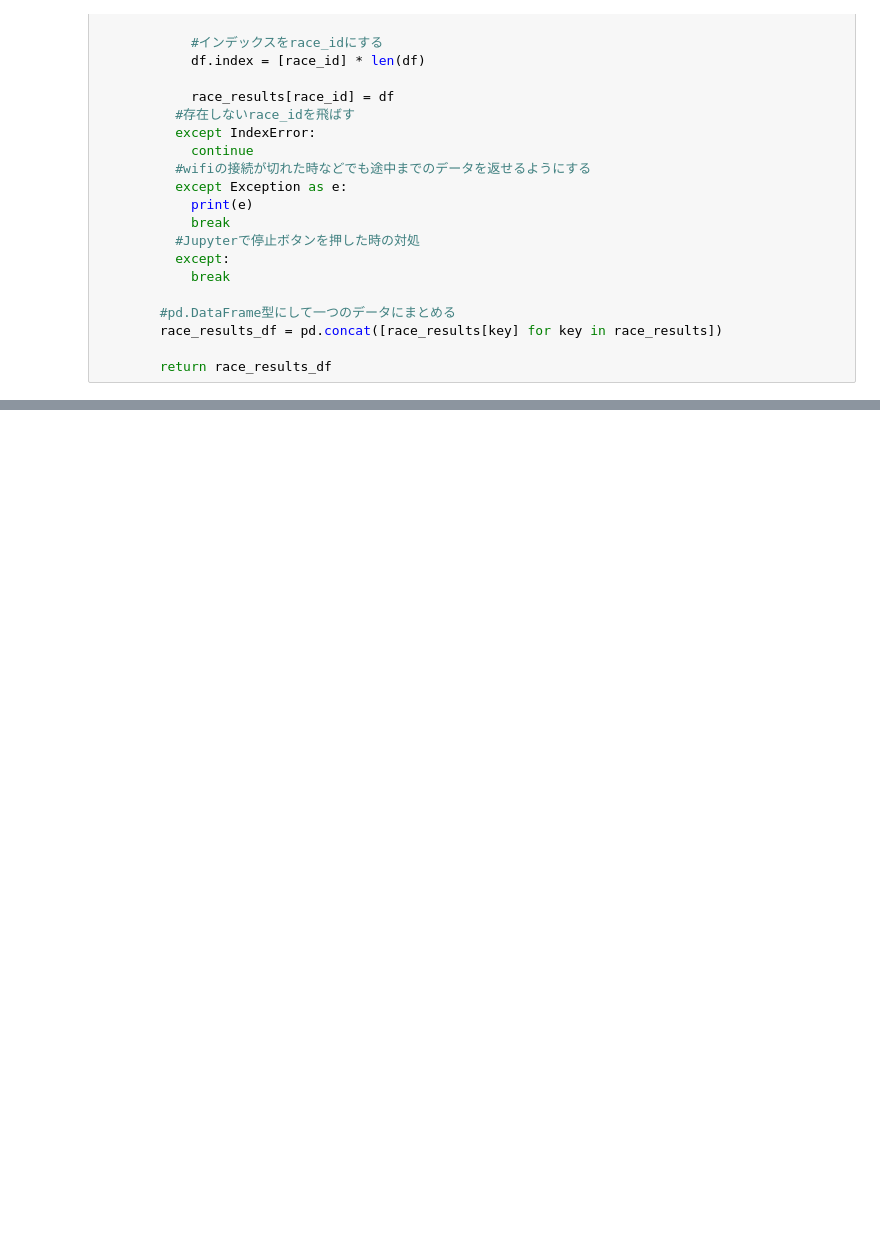
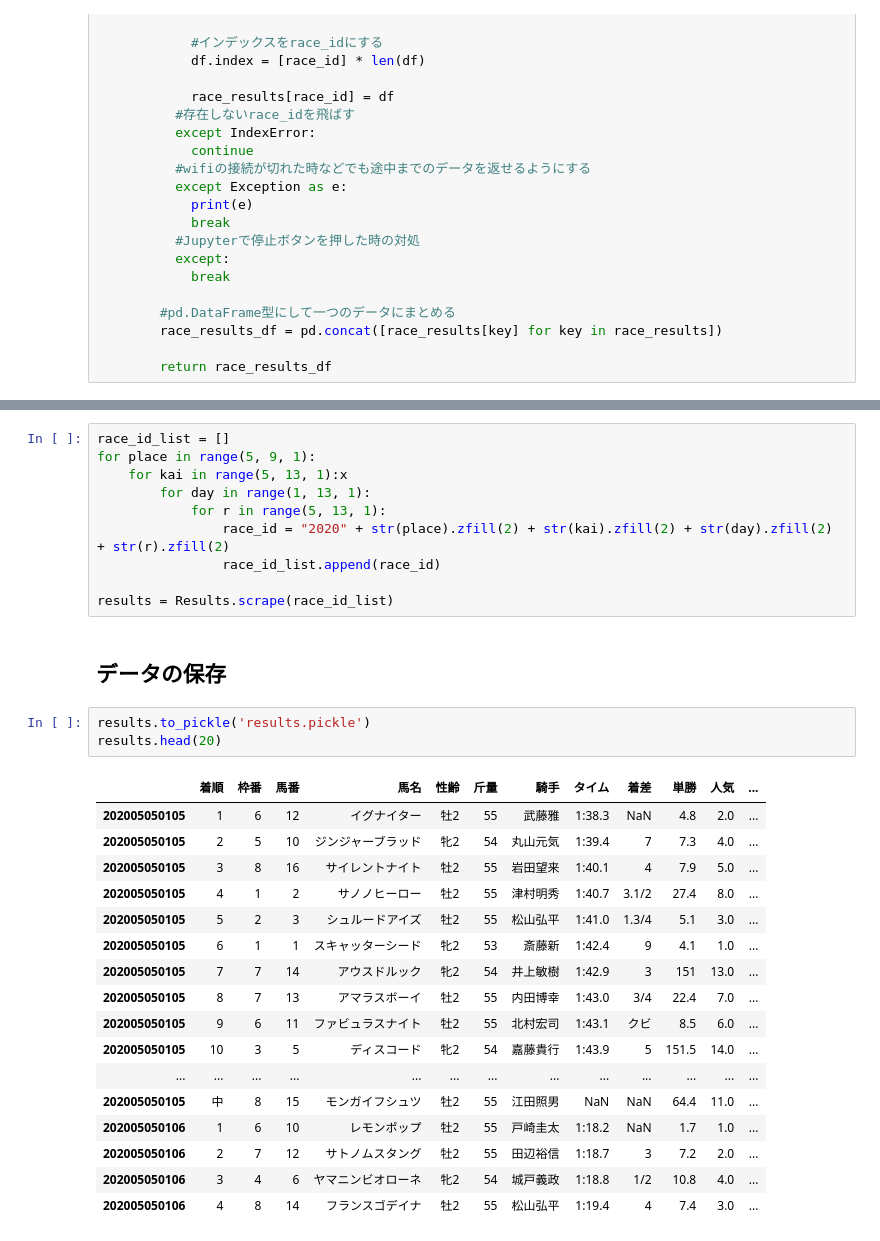
Before and after one commit to aritanaoya/Titanic_Kaggle, a Jupyter notebook: scraping.ipynb, the cells around one changed output, grey strips where cells are left out. Drawn from its saved outputs; the diff is of its cells as text; blank space fills up the shorter version.

```diff
--- a/scraping.ipynb
+++ b/scraping.ipynb
@@ -103,0 +131,33 @@ class Results:
+# %%
+race_id_list = []
+for place in range(5, 9, 1):
+    for kai in range(5, 13, 1):x
+        for day in range(1, 13, 1):
+            for r in range(5, 13, 1):
+                race_id = "2020" + str(place).zfill(2) + str(kai).zfill(2) + str(day).zfill(2) + str(r).zfill(2)
+                race_id_list.append(race_id)
+
+results = Results.scrape(race_id_list)
+# %% [markdown]
+## データの保存
+# %%
+results.to_pickle('results.pickle')
+results.head(20)
+# %% [output]
+|  | 着順 | 枠番 | 馬番 | 馬名 | 性齢 | 斤量 | 騎手 | タイム | 着差 | 単勝 | 人気 | ... |
+| 202005050105 | 1 | 6 | 12 | イグナイター | 牡2 | 55 | 武藤雅 | 1:38.3 | NaN | 4.8 | 2.0 | ... |
+| 202005050105 | 2 | 5 | 10 | ジンジャーブラッド | 牝2 | 54 | 丸山元気 | 1:39.4 | 7 | 7.3 | 4.0 | ... |
+| 202005050105 | 3 | 8 | 16 | サイレントナイト | 牡2 | 55 | 岩田望来 | 1:40.1 | 4 | 7.9 | 5.0 | ... |
+| 202005050105 | 4 | 1 | 2 | サノノヒーロー | 牡2 | 55 | 津村明秀 | 1:40.7 | 3.1/2 | 27.4 | 8.0 | ... |
+| 202005050105 | 5 | 2 | 3 | シュルードアイズ | 牡2 | 55 | 松山弘平 | 1:41.0 | 1.3/4 | 5.1 | 3.0 | ... |
+| 202005050105 | 6 | 1 | 1 | スキャッターシード | 牝2 | 53 | 斎藤新 | 1:42.4 | 9 | 4.1 | 1.0 | ... |
+| 202005050105 | 7 | 7 | 14 | アウスドルック | 牝2 | 54 | 井上敏樹 | 1:42.9 | 3 | 151 | 13.0 | ... |
+| 202005050105 | 8 | 7 | 13 | アマラスボーイ | 牡2 | 55 | 内田博幸 | 1:43.0 | 3/4 | 22.4 | 7.0 | ... |
+| 202005050105 | 9 | 6 | 11 | ファビュラスナイト | 牡2 | 55 | 北村宏司 | 1:43.1 | クビ | 8.5 | 6.0 | ... |
+| 202005050105 | 10 | 3 | 5 | ディスコード | 牝2 | 54 | 嘉藤貴行 | 1:43.9 | 5 | 151.5 | 14.0 | ... |
+| ... | ... | ... | ... | ... | ... | ... | ... | ... | ... | ... | ... | ... |
+| 202005050105 | 中 | 8 | 15 | モンガイフシュツ | 牡2 | 55 | 江田照男 | NaN | NaN | 64.4 | 11.0 | ... |
+| 202005050106 | 1 | 6 | 10 | レモンポップ | 牡2 | 55 | 戸崎圭太 | 1:18.2 | NaN | 1.7 | 1.0 | ... |
+| 202005050106 | 2 | 7 | 12 | サトノムスタング | 牡2 | 55 | 田辺裕信 | 1:18.7 | 3 | 7.2 | 2.0 | ... |
+| 202005050106 | 3 | 4 | 6 | ヤマニンビオローネ | 牝2 | 54 | 城戸義政 | 1:18.8 | 1/2 | 10.8 | 4.0 | ... |
+| 202005050106 | 4 | 8 | 14 | フランスゴデイナ | 牡2 | 55 | 松山弘平 | 1:19.4 | 4 | 7.4 | 3.0 | ... |
```
Also changed, not shown: parts of 5 cells of this notebook.
